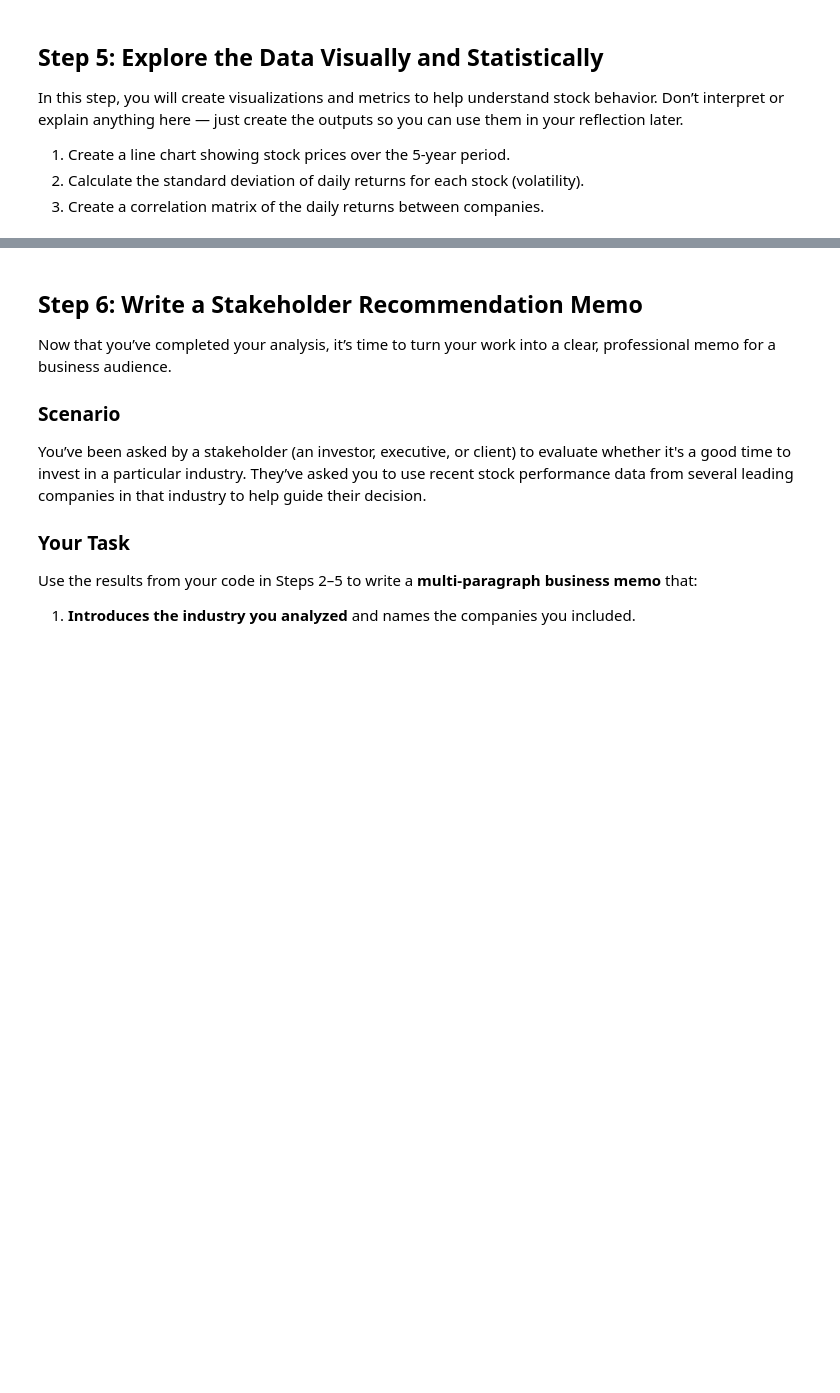
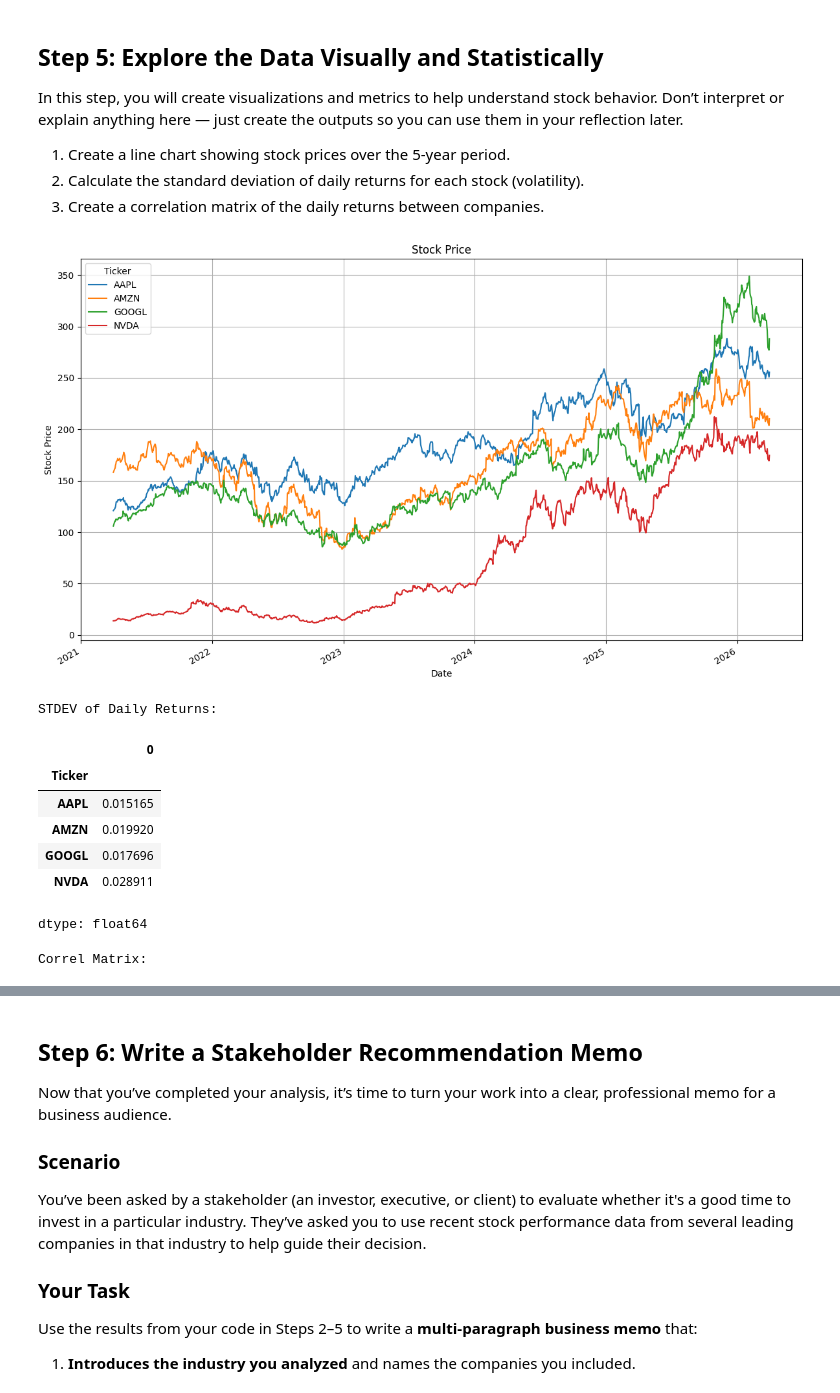
Before and after one commit to thornton330j/IS-4487, a Jupyter notebook: Assignments/assignment_14_ThorntonJackson.ipynb, the cells around one changed output, grey strips where cells are left out. Cells and saved outputs as stored; diff of their text form; code cells hidden in the pictures; blank space fills up the shorter version.

```diff
--- a/Assignments/assignment_14_ThorntonJackson.ipynb
+++ b/Assignments/assignment_14_ThorntonJackson.ipynb
@@ -33,7 +33,7 @@ Write the names and ticker symbols of 4 public companies in that industry.
 - Tickers: AAPL, MSFT
 # %%
 # Replace this list with your selected tickers
-tickers = ['', '', '', '']
+tickers = ['AAPL', 'NVDA', 'GOOGL', 'AMZN']
 # %% [markdown]
 ## Step 2: Use yfinance to Collect Historical Stock Data
 
@@ -56,3 +74,3 @@ import pandas as pd
 # %%
 # Download adjusted close prices
-df = yf.download(tickers, start="yyyy-mm-dd", end="yyyy-mm-dd")['High']
+df = yf.download(tickers, start="2021-04-01", end="2026-04-01")['High']
@@ -80,0 +134,10 @@ To better understand price movement, calculate the daily percentage change for e
+# %%
+# Add code here 🔧
+# Calculate returns
+daily_returns = df.pct_change()
+
+# Drop any NaN values
+daily_returns.dropna(inplace=True)
+
+# show
+display(daily_returns.head())
@@ -90,0 +160,39 @@ In this step, you will create visualizations and metrics to help understand stoc
+# %%
+# Add code here 🔧
+import matplotlib.pyplot as plt
+import seaborn as sns
+
+# Create line chart
+plt.figure(figsize=(12, 7))
+df.plot(ax=plt.gca())
+plt.title('Stock Price')
+plt.xlabel('Date')
+plt.ylabel('Stock Price')
+plt.legend(title='Ticker')
+plt.grid(True)
+plt.tight_layout()
+plt.show()
+
+# Calculate the STDEV for each stock
+print("\nSTDEV of Daily Returns:")
+volatility = daily_returns.std()
+display(volatility)
+
+# Create a correlation matrix
+print("\nCorrel Matrix:")
+correlation_matrix = daily_returns.corr()
+plt.figure(figsize=(8, 6))
+sns.heatmap(correlation_matrix, annot=True, cmap='coolwarm', fmt=".2f")
+plt.title('Correl Matrix')
+plt.show()
+# %% [output]
+[figure, added]
+STDEV of Daily Returns:
+|  | 0 |
+| Ticker |  |
+| AAPL | 0.015165 |
+| AMZN | 0.019920 |
+| GOOGL | 0.017696 |
+| NVDA | 0.028911 |
+dtype: float64
+Correl Matrix:
```
Also changed, not shown: parts of 11 cells of this notebook.
